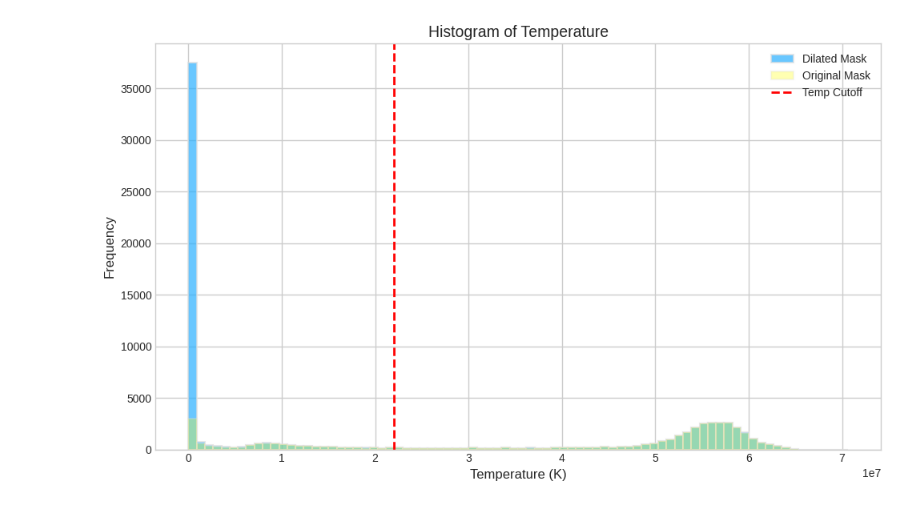
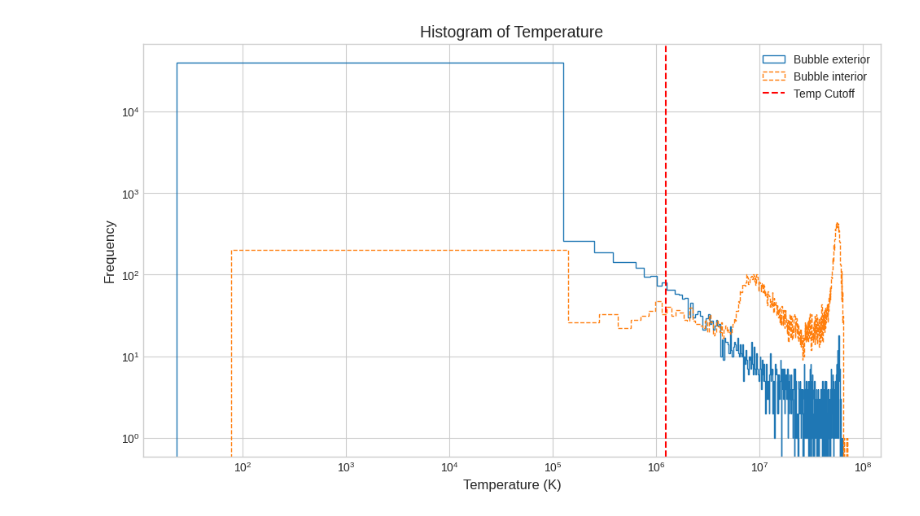
Before and after one commit to Joycelyn-Chen/Astro-UNETR, a Jupyter notebook: graphs/hist-of-temp.ipynb, the cells around one changed output. Cells and saved outputs as stored; diff of their text form; code cells hidden in the pictures.

```diff
--- a/graphs/hist-of-temp.ipynb
+++ b/graphs/hist-of-temp.ipynb
@@ -87,14 +87,13 @@ yt : [INFO     ] 2025-02-24 00:07:44,438 Parameters: cosmological_simulation   =
 # %%
 # Create a cubic structuring element
 # structure = np.ones((kernel_size, kernel_size, kernel_size), dtype=np.uint8)
-structure = spherical_kernel(kernel_size=10)
+structure = spherical_kernel(kernel_size=3)
 
 # Perform 3D dilation and erosion
 eroded = ndimage.binary_erosion(mask_cube, structure=structure)
-
 mask_original = ndimage.binary_dilation(eroded, structure=structure)
 
-
+structure = spherical_kernel(kernel_size=10)
 dilated = ndimage.binary_dilation(mask_original, structure=structure)
 # eroded = ndimage.binary_erosion(mask, structure=structure)
 
@@ -108,7 +107,8 @@ mask_diff = np.logical_xor(dilated, eroded)
 
 slice_index = mask_diff.shape[2] // 2
 # Multiply by 255 to scale the binary mask to full grayscale range
-mask_slice = (dilated[:, :, slice_index] * 255).astype(np.uint8)
+mask_slice = (mask_diff[:, :, slice_index] * 255).astype(np.uint8)
+plt.imshow(mask_slice)
 # mask_slice = (mask[:, :, slice_index]).astype(np.uint8)
 # save_path = os.path.join('/home/joy0921/Desktop/Dataset/MHD-3DIS/SB_tracks/230', 'mask.png')
 # cv.imwrite(save_path, mask_slice)
@@ -117,7 +118,7 @@ mask_slice = (dilated[:, :, slice_index] * 255).astype(np.uint8)
 # %%
 # temp_values = temp_cube[mask_diff == 1]
-temp_values = temp_cube[dilated == 1]
-temp_values_original = temp_cube[mask_original == 1]
+temp_values = temp_cube[mask_diff == 1]
+temp_values_original = temp_cube[eroded == 1]
 
 plt.figure()
 plt.hist(temp_values, bins=80, facecolor='#2ab0ff', edgecolor='#e0e0e0', linewidth=1.5, alpha=0.7)      # 2ab0ff
@@ -129,6 +130,7 @@ plt.xlabel("Temperature (K)", fontsize=10)
 plt.ylabel("Frequency", fontsize=10)
 plt.title("Histogram of Temperature", fontsize=12)
 # plt.yscale('log')
+plt.xscale('log')
 # plt.xlim(0, 1e8)
 plt.legend()
 plt.show()
@@ -138,30 +140,33 @@ No artists with labels found to put in legend.  Note that artists whose label st
 # %%
 # Use a clean style for the plot
 plt.style.use('seaborn-v0_8-whitegrid')     # plt.style.available to check all available style
 
 # Create the figure and axis
 fig, ax = plt.subplots(figsize=(10, 6))
 
 # Plot the histogram for the dilated mask temperature values
-ax.hist(temp_values, bins=80, color='#2ab0ff', edgecolor='#e0e0e0', linewidth=1.5, alpha=0.7, label='Dilated Mask')
+# ax.hist(temp_values, bins=500, color='#2ab0ff', edgecolor='#e0e0e0', linewidth=1.5, alpha=0.7, label='Dilated Mask')
+ax.hist(temp_values, bins=500, histtype='step', linestyle=('solid'), label='Bubble exterior')
 
 # Plot the histogram for the original mask temperature values
-ax.hist(temp_values_original, bins=80, color='#ffff00', edgecolor='#e0e0e0', linewidth=1.5, alpha=0.3, label='Original Mask')
+# ax.hist(temp_values_original, bins=500, color='#ffff00', edgecolor='#e0e0e0', linewidth=1.5, alpha=0.3, label='Original Mask')
+ax.hist(temp_values_original, bins=500, histtype='step', linestyle=('dashed'), label='Bubble interior')
 
 # Mark a sharp cutoff at 1e4 K (optional, uncomment if needed)
 ax.axvline(x=temp_values.mean(), color='r', linestyle='--', label='Temp Cutoff')       # 2e7
 
 # Set axis labels and title
 ax.set_xlabel("Temperature (K)", fontsize=12)
 ax.set_ylabel("Frequency", fontsize=12)
 ax.set_title("Histogram of Temperature", fontsize=14)
 
 # Add a legend
 ax.legend(fontsize=10)
 
 # Adjust layout for better spacing and show the plot
 plt.tight_layout()
-# plt.yscale('log')
+plt.xscale('log')
+plt.yscale('log')
 plt.show()
 # %% [output]
-[figure, old version]
+[figure, new version]
```
Also changed, not shown: parts of 3 cells of this notebook.
